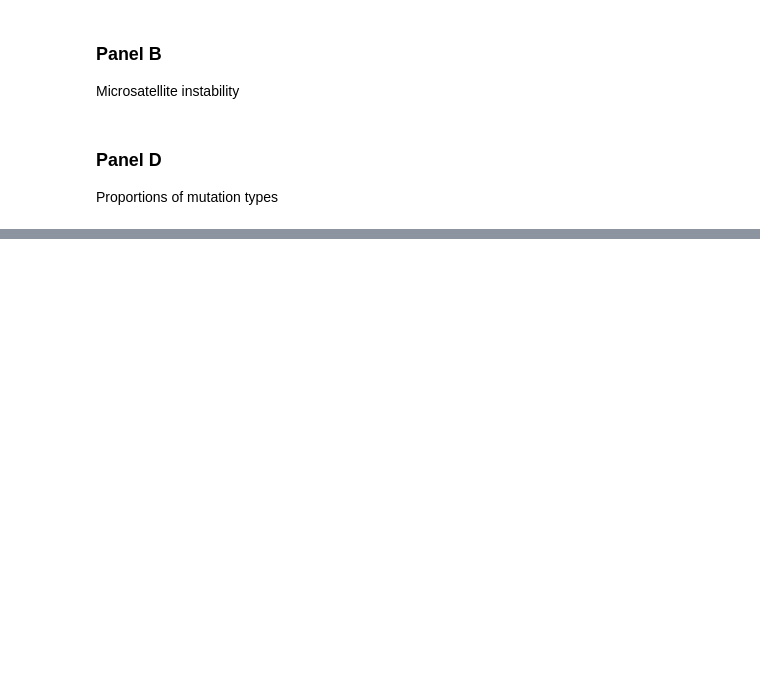
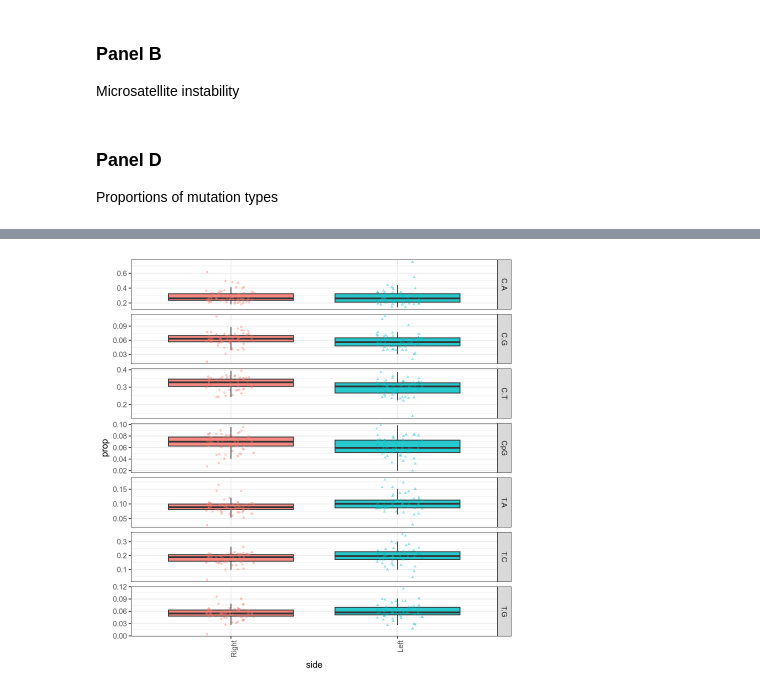
Before and after one commit to laurelhiatt/SEMIColon, a Jupyter notebook: scripts/figures/Figure2.ipynb, the cells around one changed output, grey strips where cells are left out. Drawn from its saved outputs; the diff is of its cells as text; code cells hidden in the pictures; blank space fills up the shorter version.

```diff
--- a/scripts/figures/Figure2.ipynb
+++ b/scripts/figures/Figure2.ipynb
@@ -493,0 +396,15 @@ ggsave(filename = "Figure2/mut_prop_side.svg", plot = mut_prop, width = 4, heigh
+# %%
+ggplot(Hiatt_long,
+       aes(x = side, y = prop, fill = side)) +
+  geom_boxplot(outlier.shape = NA, alpha = 0.85) +
+  geom_jitter(
+    aes(color = side, shape = side),
+    width = 0.15,
+    alpha = 0.4,
+    size = 1,
+    show.legend = FALSE
+  ) +
+  facet_grid(mutation_type ~ ., scales = "free_y") +
+  theme_bw() + theme(axis.text.x = element_text(angle = 90, hjust = 1, vjust = 1)) + theme(legend.position = "none")
+# %% [output]
+[figure, added]
```
Also changed, not shown: parts of 35 cells of this notebook, 1 other file.
